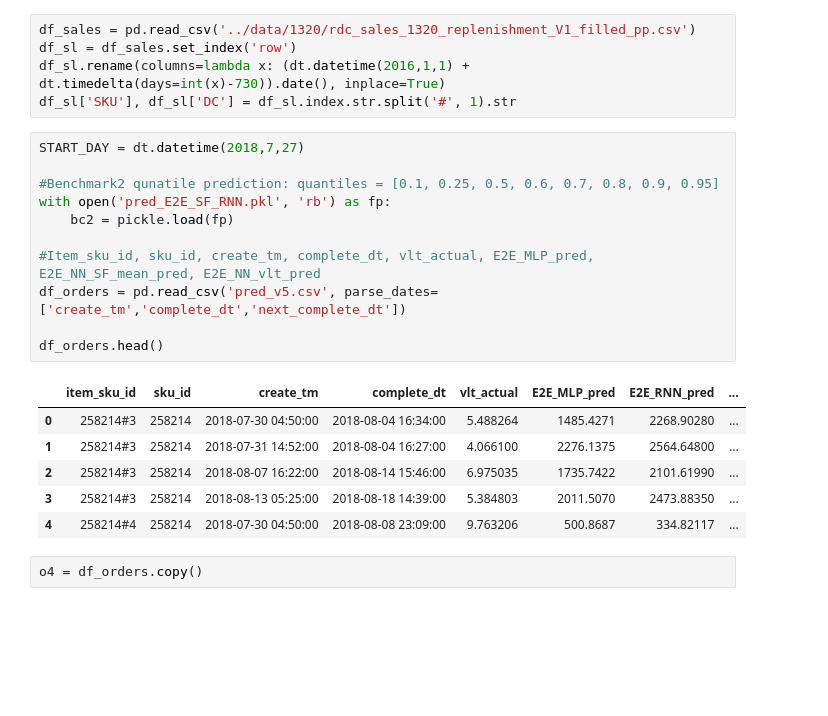
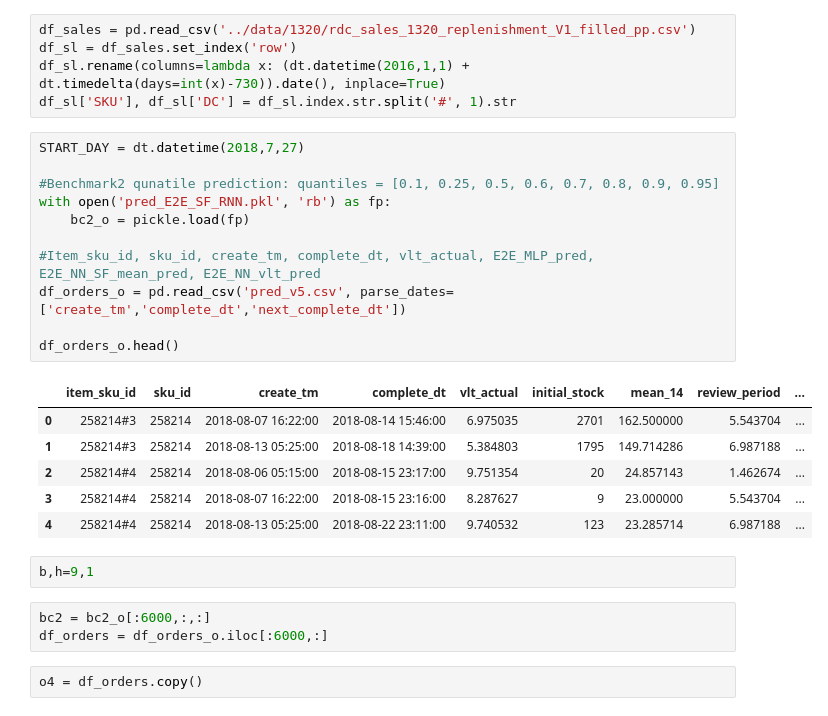
Before and after one commit to schemmy/e2e, a Jupyter notebook: seq2seq/experiment1-Copy.ipynb, the cells around one changed output. Cells and saved outputs as stored; diff of their text form; blank space fills up the shorter version.

```diff
--- a/seq2seq/experiment1-Copy.ipynb
+++ b/seq2seq/experiment1-Copy.ipynb
@@ -29,21 +19,26 @@ df_sl['SKU'], df_sl['DC'] = df_sl.index.str.split('#', 1).str
 # %%
 START_DAY = dt.datetime(2018,7,27)
 
 #Benchmark2 qunatile prediction: quantiles = [0.1, 0.25, 0.5, 0.6, 0.7, 0.8, 0.9, 0.95]
 with open('pred_E2E_SF_RNN.pkl', 'rb') as fp:
-    bc2 = pickle.load(fp)
+    bc2_o = pickle.load(fp)
 
 #Item_sku_id, sku_id, create_tm, complete_dt, vlt_actual, E2E_MLP_pred, E2E_NN_SF_mean_pred, E2E_NN_vlt_pred
-df_orders = pd.read_csv('pred_v5.csv', parse_dates=['create_tm','complete_dt','next_complete_dt'])
+df_orders_o = pd.read_csv('pred_v5.csv', parse_dates=['create_tm','complete_dt','next_complete_dt'])
 
-df_orders.head()
+df_orders_o.head()
 # %% [output]
-|  | item_sku_id | sku_id | create_tm | complete_dt | vlt_actual | E2E_MLP_pred | E2E_RNN_pred | ... |
-| 0 | 258214#3 | 258214 | 2018-07-30 04:50:00 | 2018-08-04 16:34:00 | 5.488264 | 1485.4271 | 2268.90280 | ... |
-| 1 | 258214#3 | 258214 | 2018-07-31 14:52:00 | 2018-08-04 16:27:00 | 4.066100 | 2276.1375 | 2564.64800 | ... |
-| 2 | 258214#3 | 258214 | 2018-08-07 16:22:00 | 2018-08-14 15:46:00 | 6.975035 | 1735.7422 | 2101.61990 | ... |
-| 3 | 258214#3 | 258214 | 2018-08-13 05:25:00 | 2018-08-18 14:39:00 | 5.384803 | 2011.5070 | 2473.88350 | ... |
-| 4 | 258214#4 | 258214 | 2018-07-30 04:50:00 | 2018-08-08 23:09:00 | 9.763206 | 500.8687 | 334.82117 | ... |
+|  | item_sku_id | sku_id | create_tm | complete_dt | vlt_actual | initial_stock | mean_14 | review_period | ... |
+| 0 | 258214#3 | 258214 | 2018-08-07 16:22:00 | 2018-08-14 15:46:00 | 6.975035 | 2701 | 162.500000 | 5.543704 | ... |
+| 1 | 258214#3 | 258214 | 2018-08-13 05:25:00 | 2018-08-18 14:39:00 | 5.384803 | 1795 | 149.714286 | 6.987188 | ... |
+| 2 | 258214#4 | 258214 | 2018-08-06 05:15:00 | 2018-08-15 23:17:00 | 9.751354 | 20 | 24.857143 | 1.462674 | ... |
+| 3 | 258214#4 | 258214 | 2018-08-07 16:22:00 | 2018-08-15 23:16:00 | 8.287627 | 9 | 23.000000 | 5.543704 | ... |
+| 4 | 258214#4 | 258214 | 2018-08-13 05:25:00 | 2018-08-22 23:11:00 | 9.740532 | 123 | 23.285714 | 6.987188 | ... |
+# %%
+b,h=9,1
+# %%
+bc2 = bc2_o[:6000,:,:]
+df_orders = df_orders_o.iloc[:6000,:]
 # %%
 o4 = df_orders.copy()
 # %%
```
Also changed, not shown: parts of 12 cells of this notebook, 17 other files.
